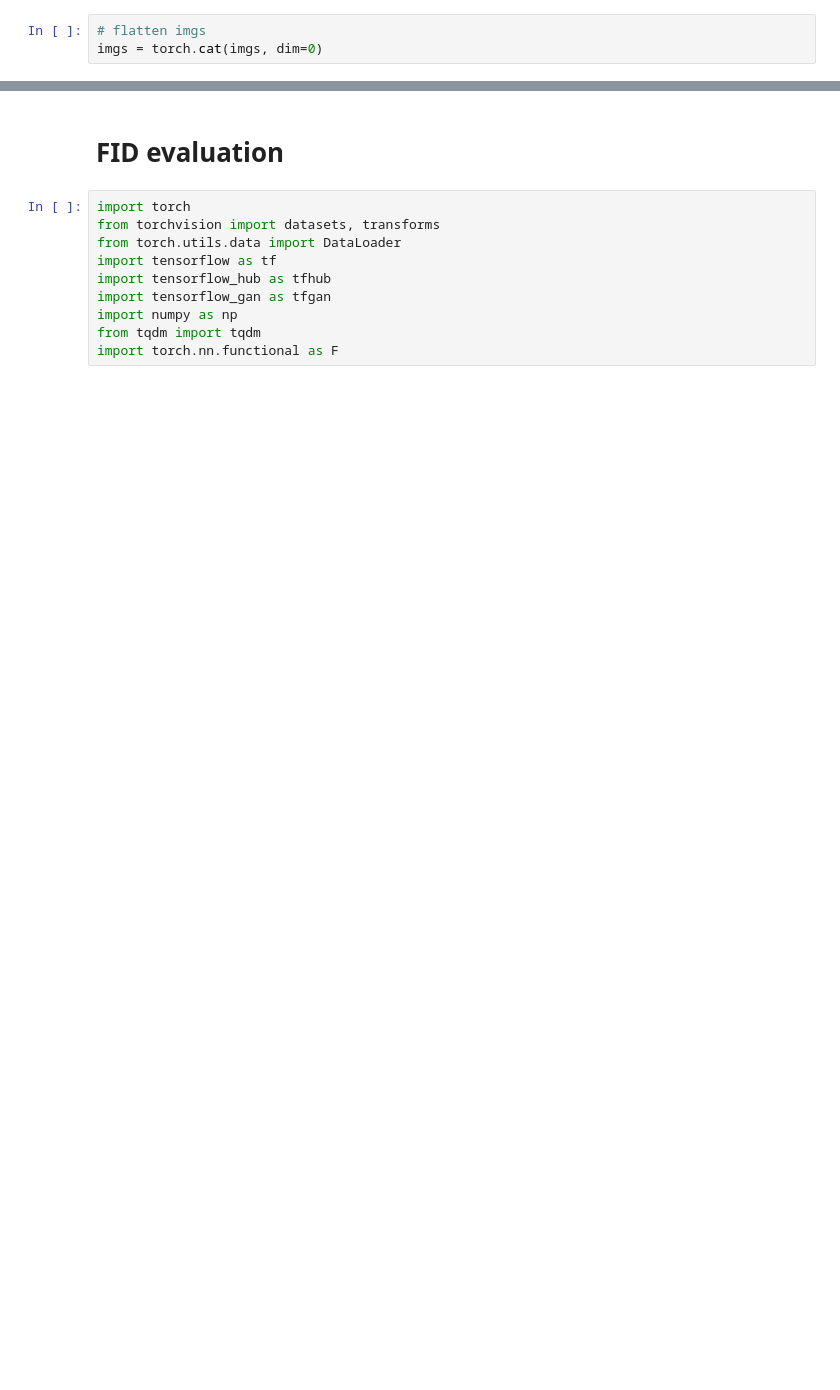
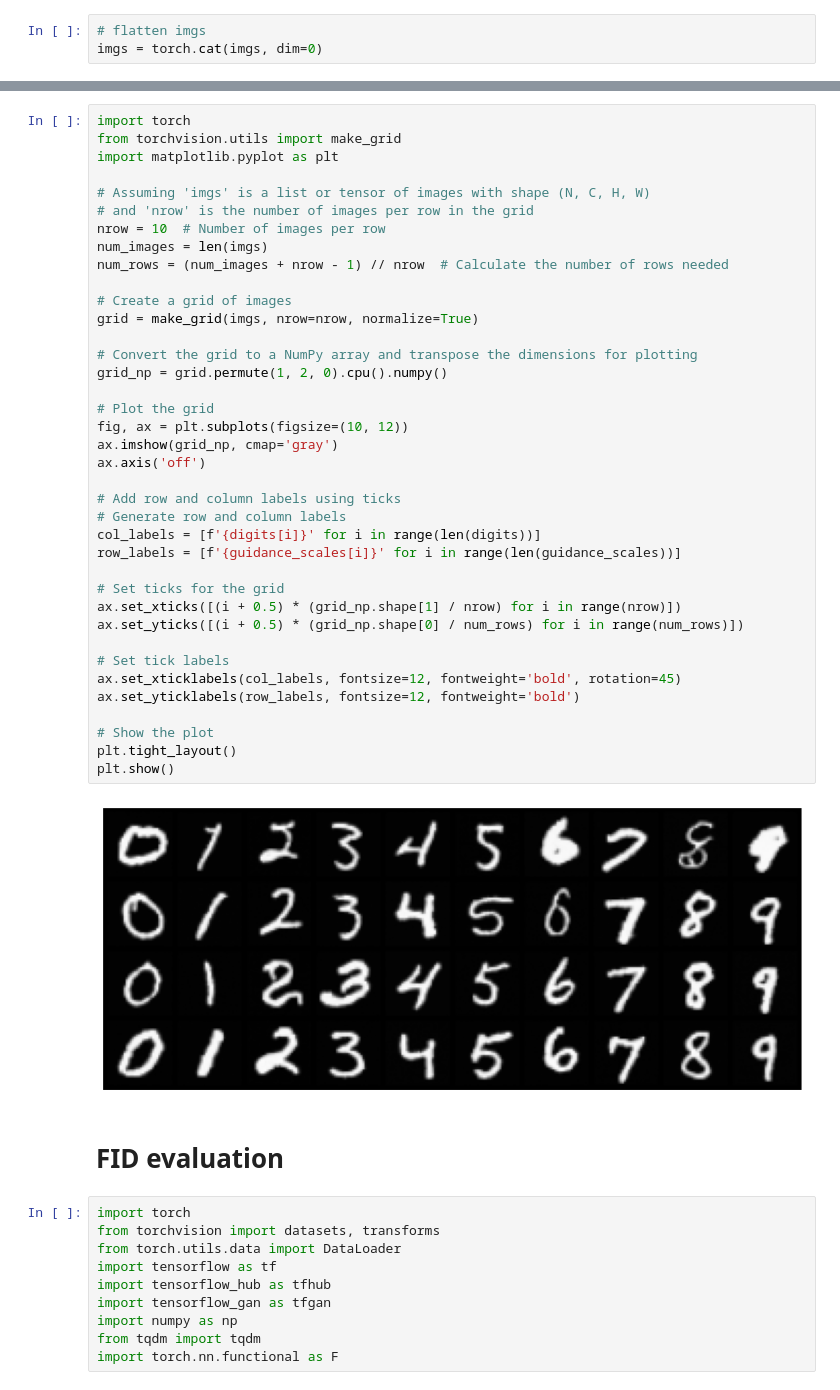
Before and after one commit to LeoItaly/DDPM-DL, a Jupyter notebook: Rasmus/DDPM_conditional_training.ipynb, the cells around one changed output, grey strips where cells are left out. Cells and saved outputs as stored; diff of their text form; blank space fills up the shorter version.

```diff
--- a/Rasmus/DDPM_conditional_training.ipynb
+++ b/Rasmus/DDPM_conditional_training.ipynb
@@ -872,3 +1031,43 @@ plt.axis(False)
+# %%
+import torch
+from torchvision.utils import make_grid
+import matplotlib.pyplot as plt
+
+# Assuming 'imgs' is a list or tensor of images with shape (N, C, H, W)
+# and 'nrow' is the number of images per row in the grid
+nrow = 10  # Number of images per row
+num_images = len(imgs)
+num_rows = (num_images + nrow - 1) // nrow  # Calculate the number of rows needed
+
+# Create a grid of images
+grid = make_grid(imgs, nrow=nrow, normalize=True)
+
+# Convert the grid to a NumPy array and transpose the dimensions for plotting
+grid_np = grid.permute(1, 2, 0).cpu().numpy()
+
+# Plot the grid
+fig, ax = plt.subplots(figsize=(10, 12))
+ax.imshow(grid_np, cmap='gray')
+ax.axis('off')
+
+# Add row and column labels using ticks
+# Generate row and column labels
+col_labels = [f'{digits[i]}' for i in range(len(digits))]
+row_labels = [f'{guidance_scales[i]}' for i in range(len(guidance_scales))]
+
+# Set ticks for the grid
+ax.set_xticks([(i + 0.5) * (grid_np.shape[1] / nrow) for i in range(nrow)])
+ax.set_yticks([(i + 0.5) * (grid_np.shape[0] / num_rows) for i in range(num_rows)])
+
+# Set tick labels
+ax.set_xticklabels(col_labels, fontsize=12, fontweight='bold', rotation=45)
+ax.set_yticklabels(row_labels, fontsize=12, fontweight='bold')
+
+# Show the plot
+plt.tight_layout()
+plt.show()
+# %% [output]
+[figure, added]
 # %% [markdown]
 # FID evaluation
 # %%
```
Also changed, not shown: parts of 21 cells of this notebook, 3 other files.
